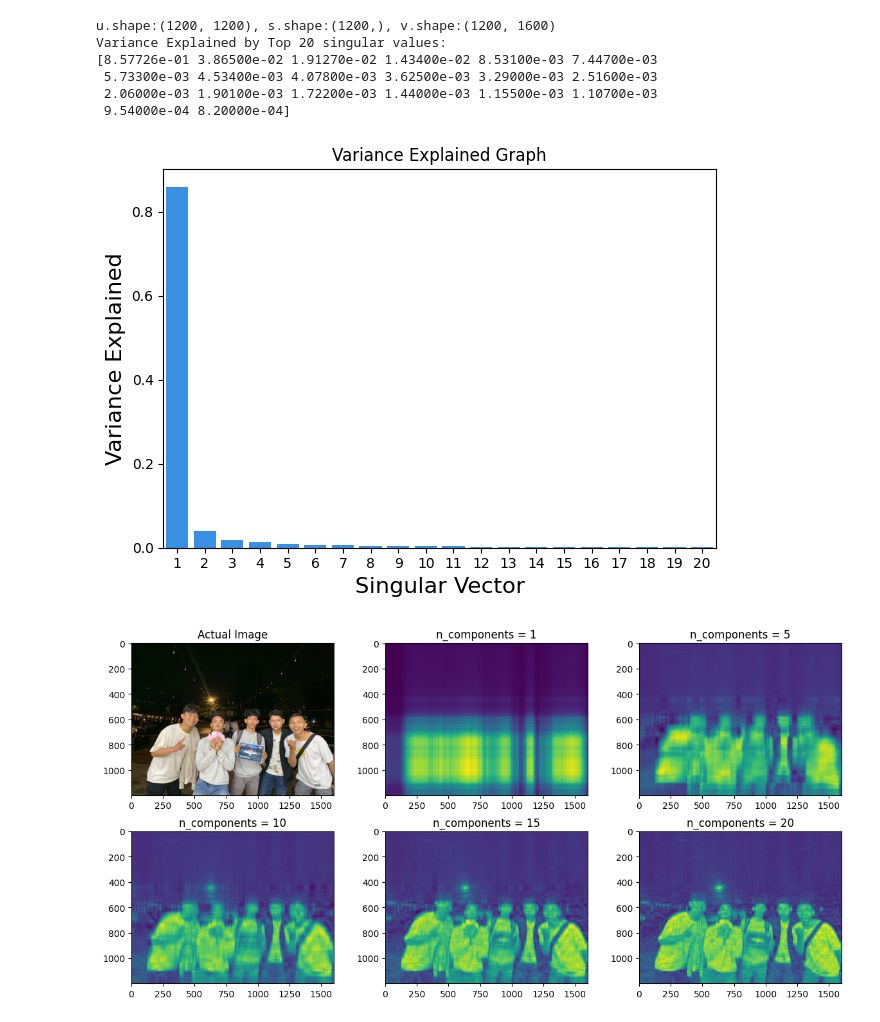
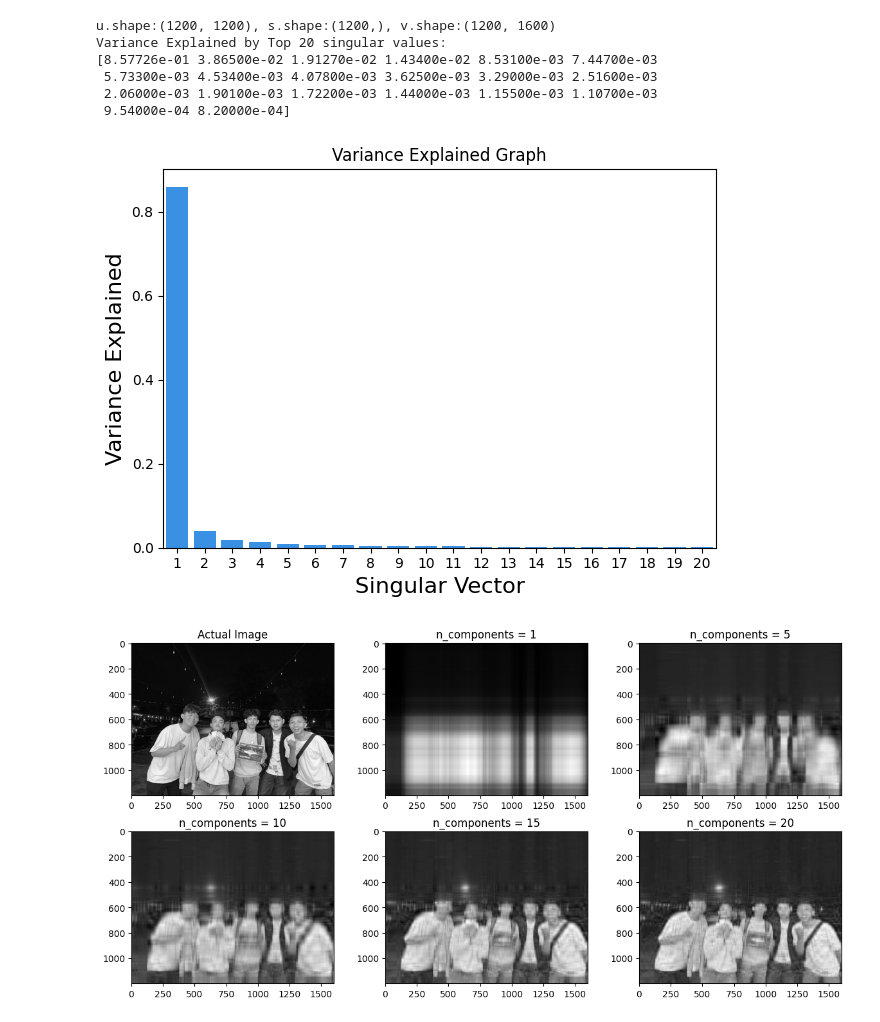
Before and after one commit to HilmanAmrullah/p_citra, a Jupyter notebook: UAS_P-CITRA.ipynb, the cells around one changed output. Cells and saved outputs as stored; diff of their text form; code cells hidden in the pictures.

```diff
--- a/UAS_P-CITRA.ipynb
+++ b/UAS_P-CITRA.ipynb
@@ -1,5 +1,4 @@
 # %%
-# import modules
 import requests
 import cv2
 import numpy as np
@@ -7,12 +6,12 @@ import matplotlib.pyplot as plt
 import seaborn as sns
 import os
 
-# create directory to save images
+# Create directory to save images
 output_dir = "output_images"
 if not os.path.exists(output_dir):
     os.makedirs(output_dir)
 
-# assign and open image
+# URL of the image
 url = 'https://raw.githubusercontent.com/HilmanAmrullah/p_citra/main/gambar/tur.jpg'
 response = requests.get(url, stream=True)
 
@@ -32,7 +31,7 @@ if response.status_code == 200:
         # Calculating the SVD
         u, s, v = np.linalg.svd(gray_image, full_matrices=False)
 
-        # inspect shapes of the matrices
+        # Inspect shapes of the matrices
         print(f'u.shape:{u.shape}, s.shape:{s.shape}, v.shape:{v.shape}')
 
         var_explained = np.round(s**2/np.sum(s**2), decimals=6)
@@ -48,38 +47,38 @@ if response.status_code == 200:
         plt.tight_layout()
         plt.show()
 
-        # plot images with different number of components
+        # Plot images with different number of components
         comps = [3648, 1, 5, 10, 15, 20]
         plt.figure(figsize=(12, 6))
 
         for i in range(len(comps)):
             if i == 0:
-                low_rank = img_rgb
+                low_rank = gray_image
             else:
                 low_rank = u[:, :comps[i]] @ np.diag(s[:comps[i]]) @ v[:comps[i], :]
 
             plt.subplot(2, 3, i + 1)
-            plt.imshow(low_rank if i != 0 else img_rgb)
+            plt.imshow(low_rank, cmap='gray')
             if i == 0:
                 plt.title('Actual Image')
-                plt.savefig(os.path.join(output_dir, 'actual_image.png'))
+                plt.savefig(os.path.join(output_dir, 'actual_image_gray.png'))
             else:
                 plt.title(f'n_components = {comps[i]}')
-                plt.savefig(os.path.join(output_dir, f'n_components_{comps[i]}.png'))
+                plt.savefig(os.path.join(output_dir, f'n_components_{comps[i]}_gray.png'))
 
         plt.tight_layout()
         plt.show()
 
     else:
         print("Failed to load the image using OpenCV.")
 else:
     print(f"Failed to retrieve the image. HTTP Status code: {response.status_code}")
 # %% [output]
 u.shape:(1200, 1200), s.shape:(1200,), v.shape:(1200, 1600)
 Variance Explained by Top 20 singular values:
 [8.57726e-01 3.86500e-02 1.91270e-02 1.43400e-02 8.53100e-03 7.44700e-03
  5.73300e-03 4.53400e-03 4.07800e-03 3.62500e-03 3.29000e-03 2.51600e-03
  2.06000e-03 1.90100e-03 1.72200e-03 1.44000e-03 1.15500e-03 1.10700e-03
  9.54000e-04 8.20000e-04]
 [figure]
-[figure, old version]
+[figure, new version]
```
Also changed, not shown: 7 other files.
